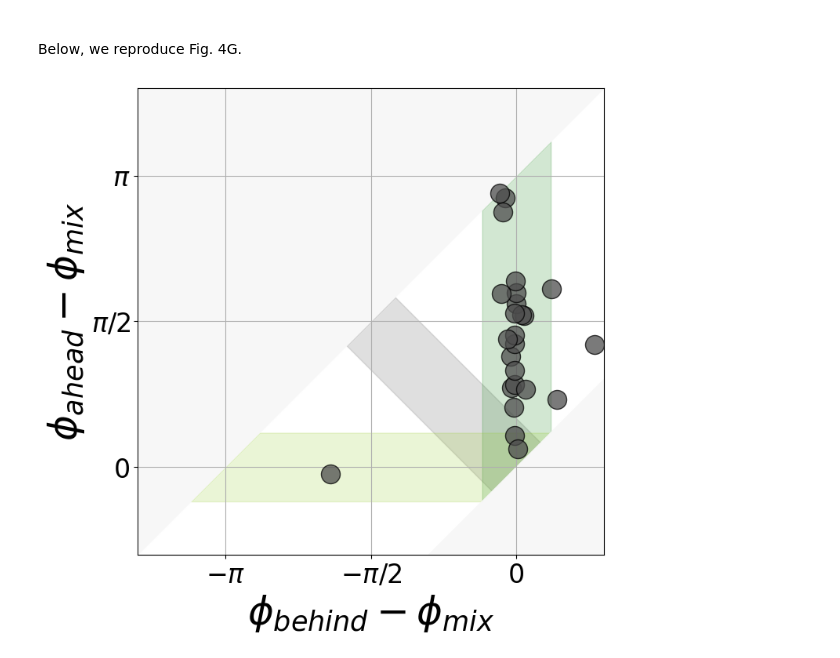
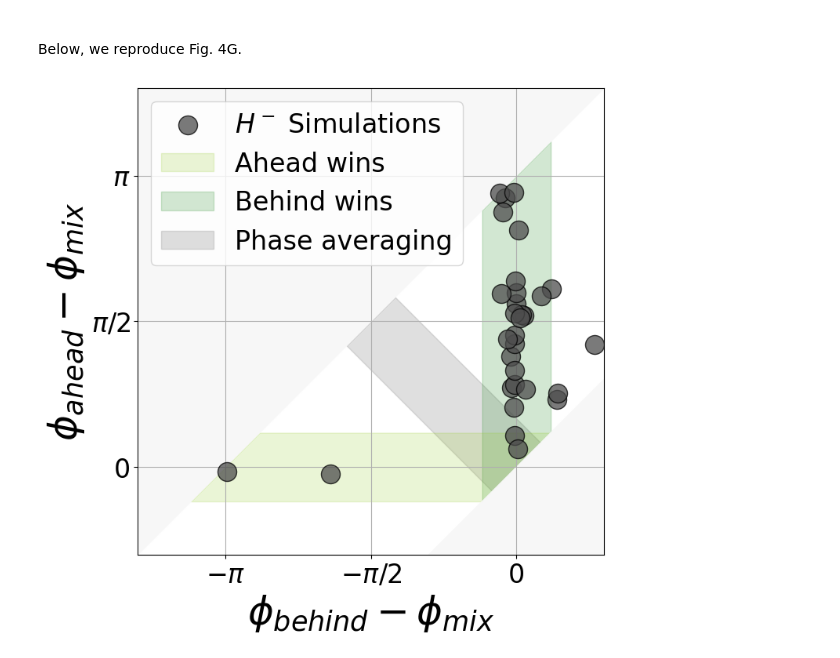
Before and after one commit to laurentjutrasdube/Nonreciprocal_synchronization_in_embryonic_oscillator_ensembles, a Jupyter notebook: NOTEBOOK.ipynb, the cells around one changed output. Cells and saved outputs as stored; diff of their text form; code cells hidden in the pictures.

```diff
--- a/NOTEBOOK.ipynb
+++ b/NOTEBOOK.ipynb
@@ -484,12 +657,13 @@ for k in range(len(file_names)):
             circstd_exp[j].append(temp[t_i[0]])
 
 # Compute the mean: experiments
-circstd_mean = np.zeros(len(times_plot))
+circstd_mean, circstd_std = np.zeros(len(times_plot)), np.zeros(len(times_plot))
 for j in range(len(times_plot)):
     circstd_exp[j] = np.array(circstd_exp[j])
-    circstd_mean[j] = circstd_exp[j].mean()
+    circstd_mean[j], circstd_std[j] = circstd_exp[j].mean(), circstd_exp[j].std()
 
 
 # Compute the mean: random phases
 circstd_random = np.array(circstd_random)
 circstd_random_mean = circstd_random.mean()
+circstd_random_std = circstd_random.std()
@@ -1350,7 +1699,7 @@ Below, we produce Fig. 5H, which mimicks Fig. 4H, but rather than showing the 26
 # %%
 seed = 43587
 np.random.seed(seed)
-n_AB_exp = 26
+n_AB_exp = 32
 
 # Parameters
 param["beta"] = -5.
@@ -1488,7 +1837,7 @@ Below, we reproduce Fig. 4F.
 # %%
 seed = 78365
 np.random.seed(seed)
-n_AB_exp = 26
+n_AB_exp = 32
 
 # Parameters
 param["c"] = 0.015
@@ -1625,7 +1974,7 @@ Below, we reproduce Fig. 4G.
 # %%
 seed = 91382
 np.random.seed(seed)
-n_AB_exp = 26
+n_AB_exp = 32
 
 # Parameters
 param["c"] = 0.015
@@ -1726,32 +2075,32 @@ avg = ax.fill_between([-0.5*np.pi-d2, -0.5*np.pi+d2, -d2, d2], [0.5*np.pi-d2, 0.
 
 # Behind wins
 behind = ax.fill_between([-d1, -d1, d1], [-d1, -d1, d1], [d1, np.pi-d1, np.pi+d1], color='forestgreen', alpha=alpha, zorder=1, label='Behind wins')
 
 # Ahead wins
 ahead = ax.fill_between([-np.pi-d1, -np.pi+d1, -d1, d1], [-d1, -d1, -d1, d1], [-d1, d1, d1, d1], color='yellowgreen', alpha=alpha, zorder=1, label='Ahead wins')
 
 # Region with unphysical phase differences combinations
 ax.fill_between([-1.5*np.pi, 0.5*np.pi], [-0.5*np.pi, 1.5*np.pi], [1.5*np.pi, 1.5*np.pi], color='0.97', zorder=1)
 ax.fill_between([-np.pi, np.pi], [-np.pi, -np.pi], [-np.pi, np.pi], color='0.97', zorder=1)
 ax.fill_between([-1.5*np.pi, -np.pi], [-np.pi, -np.pi], [-0.5*np.pi, -np.pi], color='0.97', zorder=1)
 ax.fill_between([0.5*np.pi, np.pi], [1.5*np.pi, np.pi], [1.5*np.pi, 1.5*np.pi], color='0.97', zorder=1)
 
 # Axes, ticks, grid, legend
 ax.set_xlim([-1.3*np.pi, 0.3*np.pi])
 ax.set_ylim([-0.3*np.pi, 1.3*np.pi])
 ax.set_xticks([-np.pi, -0.5*np.pi, 0.])
 ax.set_xticklabels(['$-\pi$', '$-\pi/2$', '0'])
 ax.set_yticks([0., 0.5*np.pi, np.pi])
 ax.set_yticklabels(['0', '$\pi/2$', '$\pi$'])
 ax.tick_params(labelsize=24)
 ax.set_aspect(aspect=1)
 ax.grid(which='both')
 ax.set_ylabel("$\phi_{ahead}-\phi_{mix}$", fontsize=36)
 ax.set_xlabel("$\phi_{behind}-\phi_{mix}$", fontsize=36)
-# ax.legend(handles=[sim, ahead, behind, avg], loc=2, fontsize=24)
+ax.legend(handles=[sim, ahead, behind, avg], loc=2, fontsize=24)
 
 # Save the figure
 fig.tight_layout()
 fig.savefig('Figures/FIG_4G.pdf', dpi=300)
 # %% [output]
-[figure, old version]
+[figure, new version]
```
Also changed, not shown: parts of 35 cells of this notebook.
